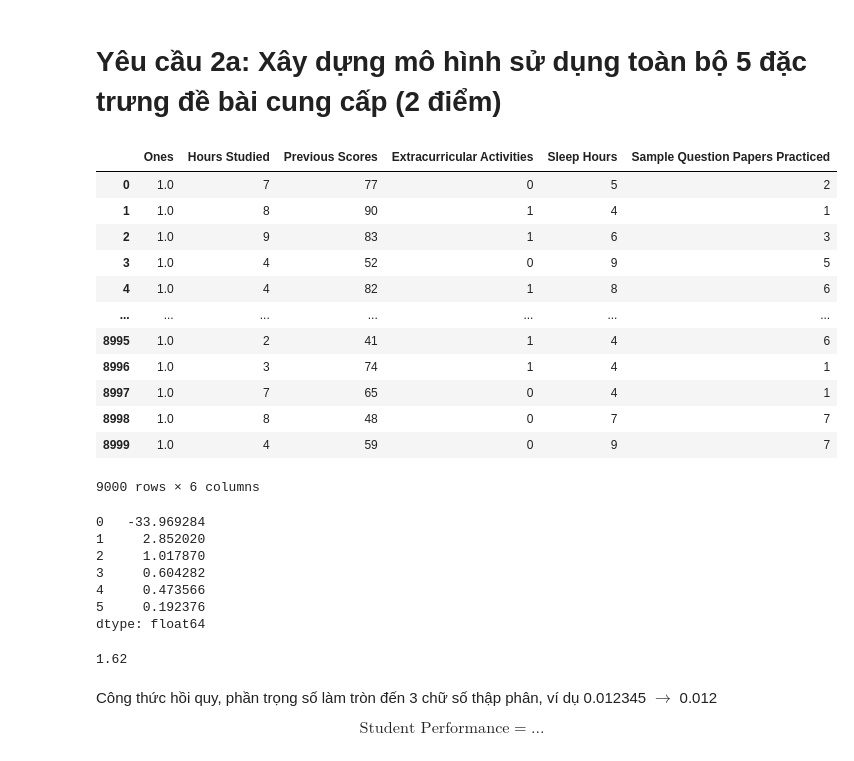
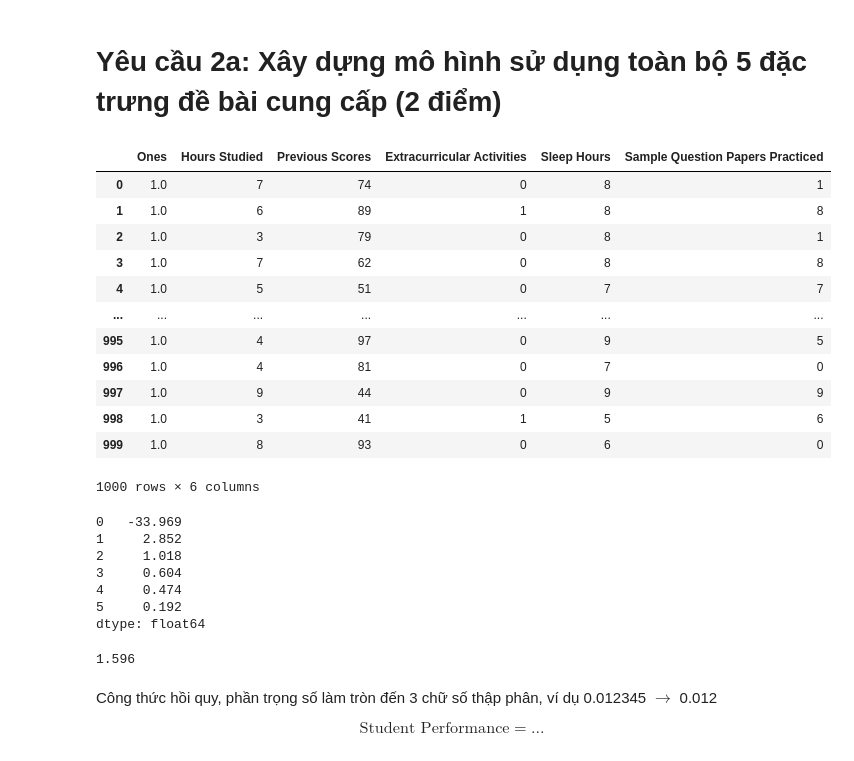
Before and after one commit to Yovanmost/HCMUS, a Jupyter notebook: Year 2/Applied_Math/Prj3/MSSV.ipynb, the cells around one changed output. Cells and saved outputs as stored; diff of their text form; code cells hidden in the pictures.

```diff
--- a/Year 2/Applied_Math/Prj3/MSSV.ipynb
+++ b/Year 2/Applied_Math/Prj3/MSSV.ipynb
@@ -153,45 +167,51 @@ class OLSLinearRegression:
         '''
 
         return self.w
 
 
     def predict(self, X):
         '''
         This function is used to predict the output of the model.
 
         Parameters
         ----------
         X : np.array
             Input data
 
         Returns
         -------
         X @ self.w : np.array
             Predicted output
         '''
         return np.dot(X, self.w)
         # return X @ self.w   # Equivalent to np.dot(X, self.w). But why?
 
 
 X_train_new = X_train.copy()
 
 X_train_new.insert(0, "Ones", np.ones(X_train_new.shape[0]), False)
 
 X_train_new
+
+X_test_new = X_test.copy()
+
+X_test_new.insert(0, "Ones", np.ones(X_test_new.shape[0]), False)
+
+X_test_new
 # %% [output]
 |  | Ones | Hours Studied | Previous Scores | Extracurricular Activities | Sleep Hours | Sample Question Papers Practiced |
-| 0 | 1.0 | 7 | 77 | 0 | 5 | 2 |
-| 1 | 1.0 | 8 | 90 | 1 | 4 | 1 |
-| 2 | 1.0 | 9 | 83 | 1 | 6 | 3 |
-| 3 | 1.0 | 4 | 52 | 0 | 9 | 5 |
-| 4 | 1.0 | 4 | 82 | 1 | 8 | 6 |
+| 0 | 1.0 | 7 | 74 | 0 | 8 | 1 |
+| 1 | 1.0 | 6 | 89 | 1 | 8 | 8 |
+| 2 | 1.0 | 3 | 79 | 0 | 8 | 1 |
+| 3 | 1.0 | 7 | 62 | 0 | 8 | 8 |
+| 4 | 1.0 | 5 | 51 | 0 | 7 | 7 |
 | ... | ... | ... | ... | ... | ... | ... |
-| 8995 | 1.0 | 2 | 41 | 1 | 4 | 6 |
-| 8996 | 1.0 | 3 | 74 | 1 | 4 | 1 |
-| 8997 | 1.0 | 7 | 65 | 0 | 4 | 1 |
-| 8998 | 1.0 | 8 | 48 | 0 | 7 | 7 |
-| 8999 | 1.0 | 4 | 59 | 0 | 9 | 7 |
+| 995 | 1.0 | 4 | 97 | 0 | 9 | 5 |
+| 996 | 1.0 | 4 | 81 | 0 | 7 | 0 |
+| 997 | 1.0 | 9 | 44 | 0 | 9 | 9 |
+| 998 | 1.0 | 3 | 41 | 1 | 5 | 6 |
+| 999 | 1.0 | 8 | 93 | 0 | 6 | 0 |
-9000 rows × 6 columns
+1000 rows × 6 columns
 # %%
 # Gọi hàm MAE (tự cài đặt hoặc từ thư viện) trên tập kiểm tra
 def mae(y, y_hat):
@@ -215,18 +235,19 @@ def mae(y, y_hat):
     return np.mean(np.abs(y - y_hat))
 
 lr = OLSLinearRegression().fit(X_train_new, y_train)
-print(lr.get_params())
-y_hat = lr.predict(X_train_new)
-mae(y_train, y_hat).round(3)
+print(lr.get_params().round(3))
+
+y_hat = lr.predict(X_test_new)
+mae(y_test, y_hat).round(3)
 # %% [output]
-0   -33.969284
-1     2.852020
-2     1.017870
-3     0.604282
-4     0.473566
-5     0.192376
+0   -33.969
+1     2.852
+2     1.018
+3     0.604
+4     0.474
+5     0.192
 dtype: float64
-1.62
+1.596
 # %% [markdown]
 Công thức hồi quy, phần trọng số làm tròn đến 3 chữ số thập phân, ví dụ 0.012345 $\to$ 0.012
 
```
Also changed, not shown: parts of 8 cells of this notebook.
